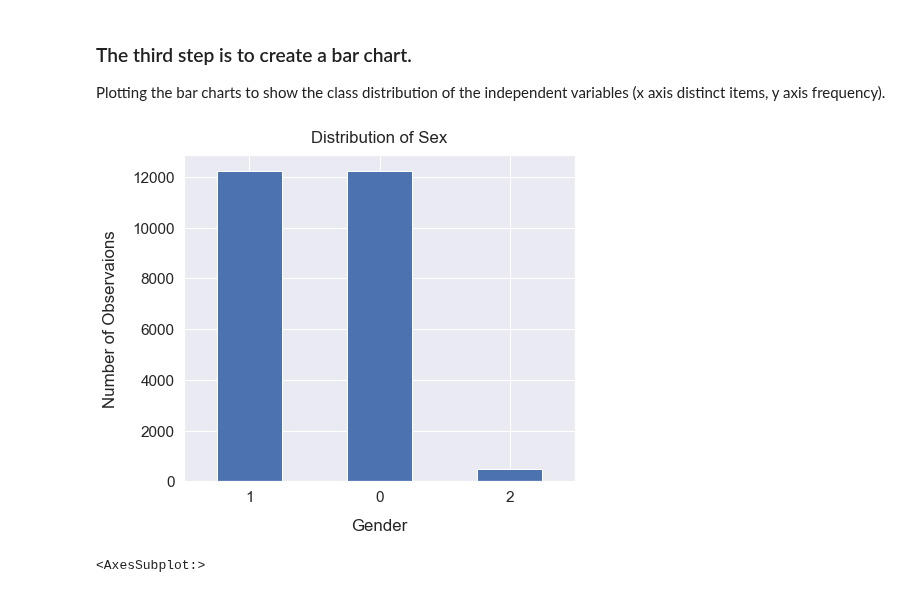
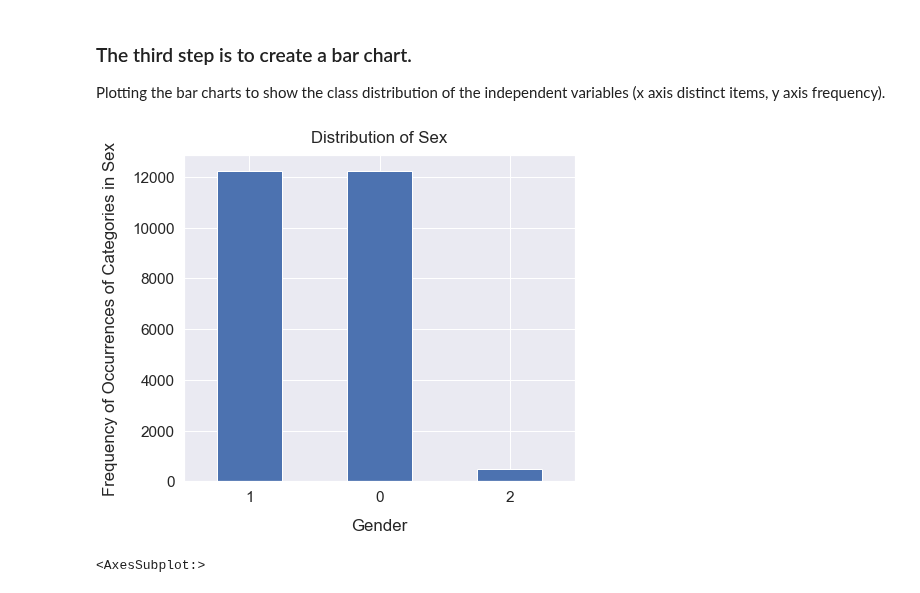
Before and after one commit to TechLabs-Berlin/wt21-commfy, a Jupyter notebook: multiclass_classification_feet.ipynb, the cells around one changed output. Cells and saved outputs as stored; diff of their text form; code cells hidden in the pictures.

```diff
--- a/multiclass_classification_feet.ipynb
+++ b/multiclass_classification_feet.ipynb
@@ -158,11 +157,11 @@ Plotting the bar charts to show the class distribution of the independent variab
 # %%
 sns.set(font_scale=1.4)
 feets['sex'].value_counts().plot(kind='bar', figsize=(7, 6), rot=0)
 plt.xlabel("Gender", labelpad=14)
-plt.ylabel("Number of Observaions", labelpad=14)
+plt.ylabel("Frequency of Occurrences of Categories in Sex", labelpad=14)
 plt.title("Distribution of Sex", y=1.02);
 # %% [output]
-[figure, old version]
+[figure, new version]
 # %%
 feets['heaviness_trip'].value_counts().plot(kind='bar')
 # %% [output]
```
Also changed, not shown: parts of 11 cells of this notebook.
